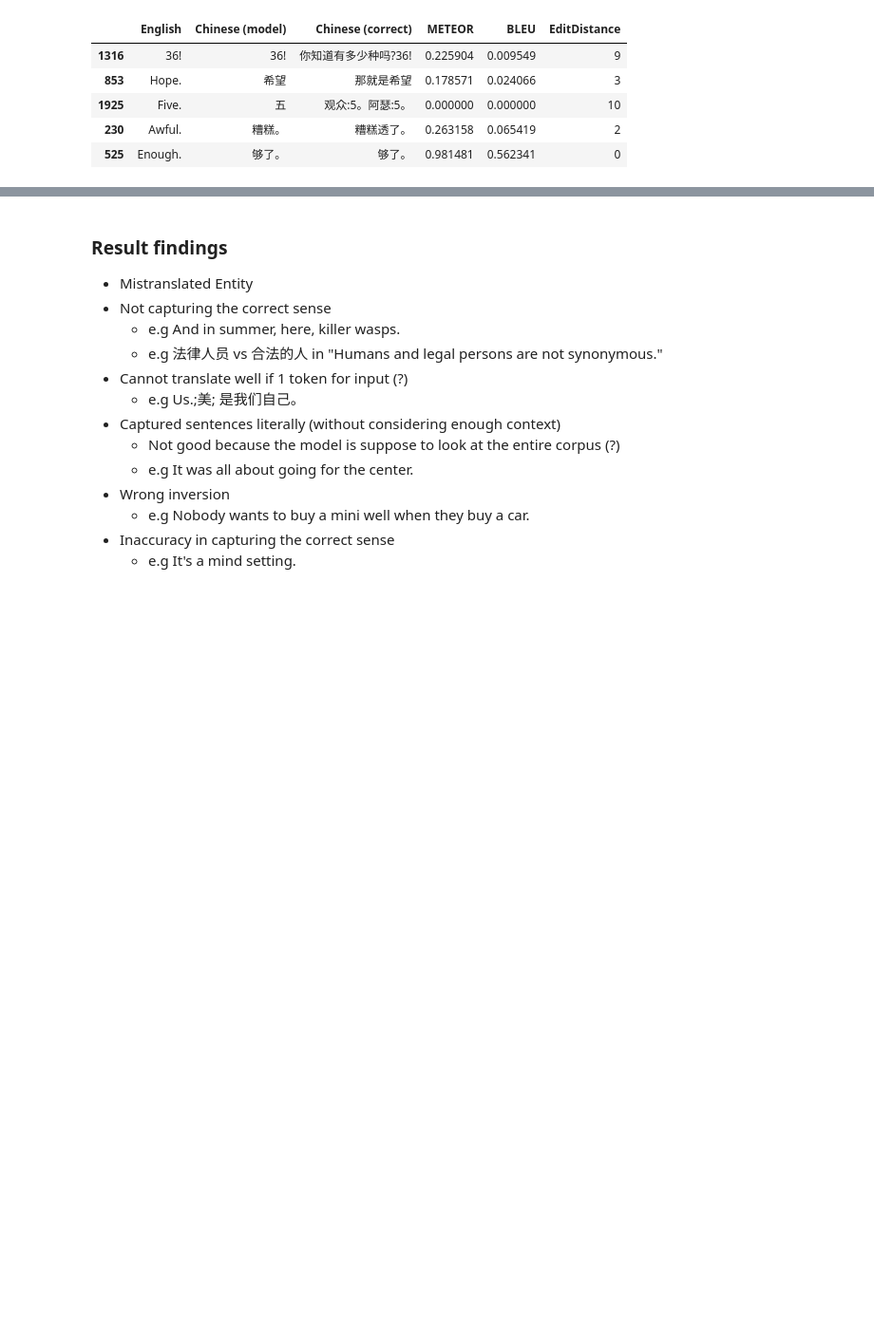
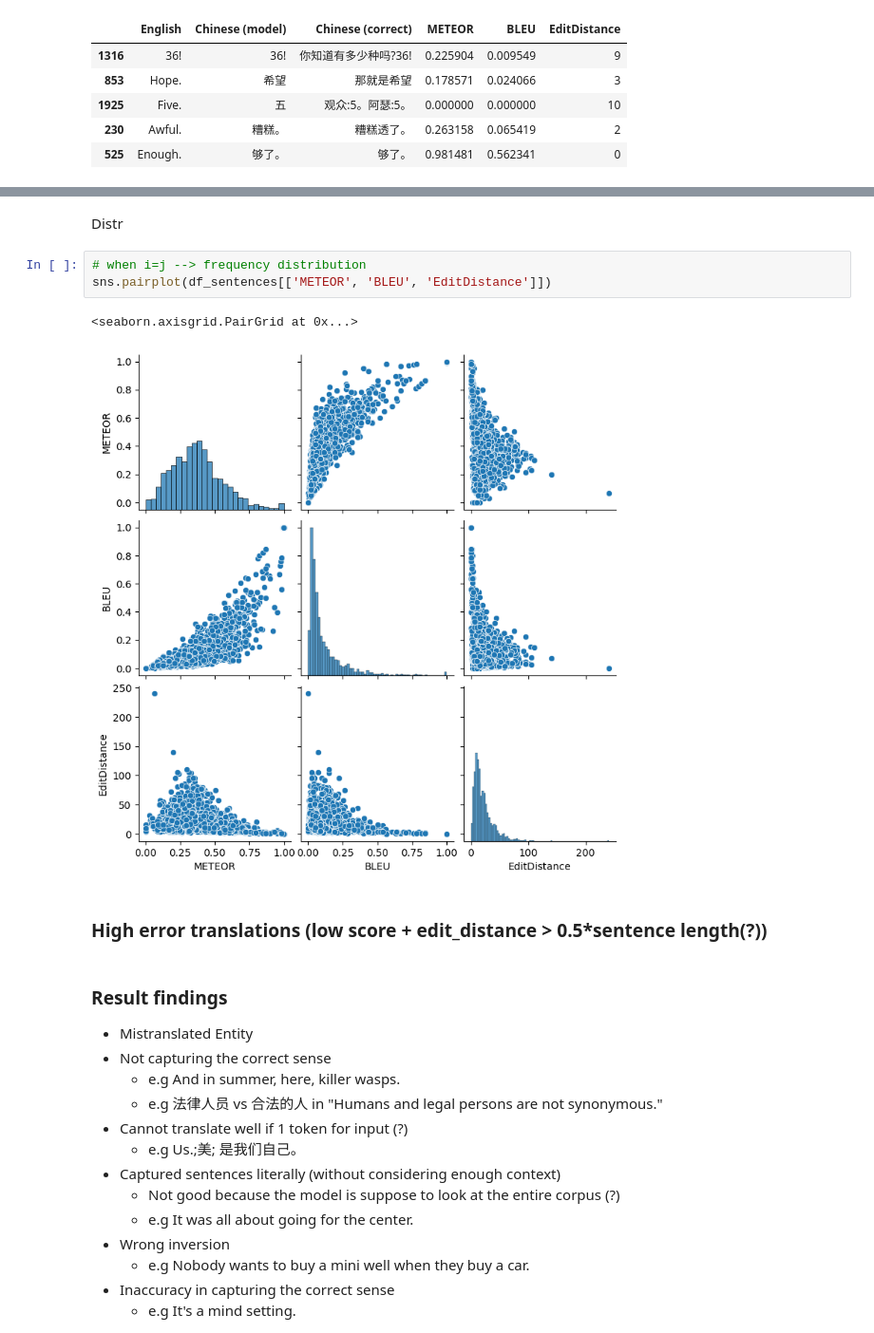
Before and after one commit to JCSnap/cs4248-team-14, a Jupyter notebook: submission/analysis/high_level_analysis.ipynb, the cells around one changed output, grey strips where cells are left out. Shown: that part at 95% size. Drawn from its saved outputs; the diff is of its cells as text; blank space fills up the shorter version.

```diff
--- a/submission/analysis/high_level_analysis.ipynb
+++ b/submission/analysis/high_level_analysis.ipynb
@@ -59,3 +72,13 @@ df_sentences.sort_values(by='English', key=lambda x: x.str.len()).head()
+# %% [markdown]
+Distr
+# %%
+# when i=j --> frequency distribution
+sns.pairplot(df_sentences[['METEOR', 'BLEU', 'EditDistance']])
+# %% [output]
+<seaborn.axisgrid.PairGrid at 0x...>
+[figure, added]
+# %% [markdown]
+### High error translations (low score + edit_distance > 0.5*sentence length(?))
 # %% [markdown]
 ### Result findings
 - Mistranslated Entity
```
Also changed, not shown: parts of 16 cells of this notebook.
